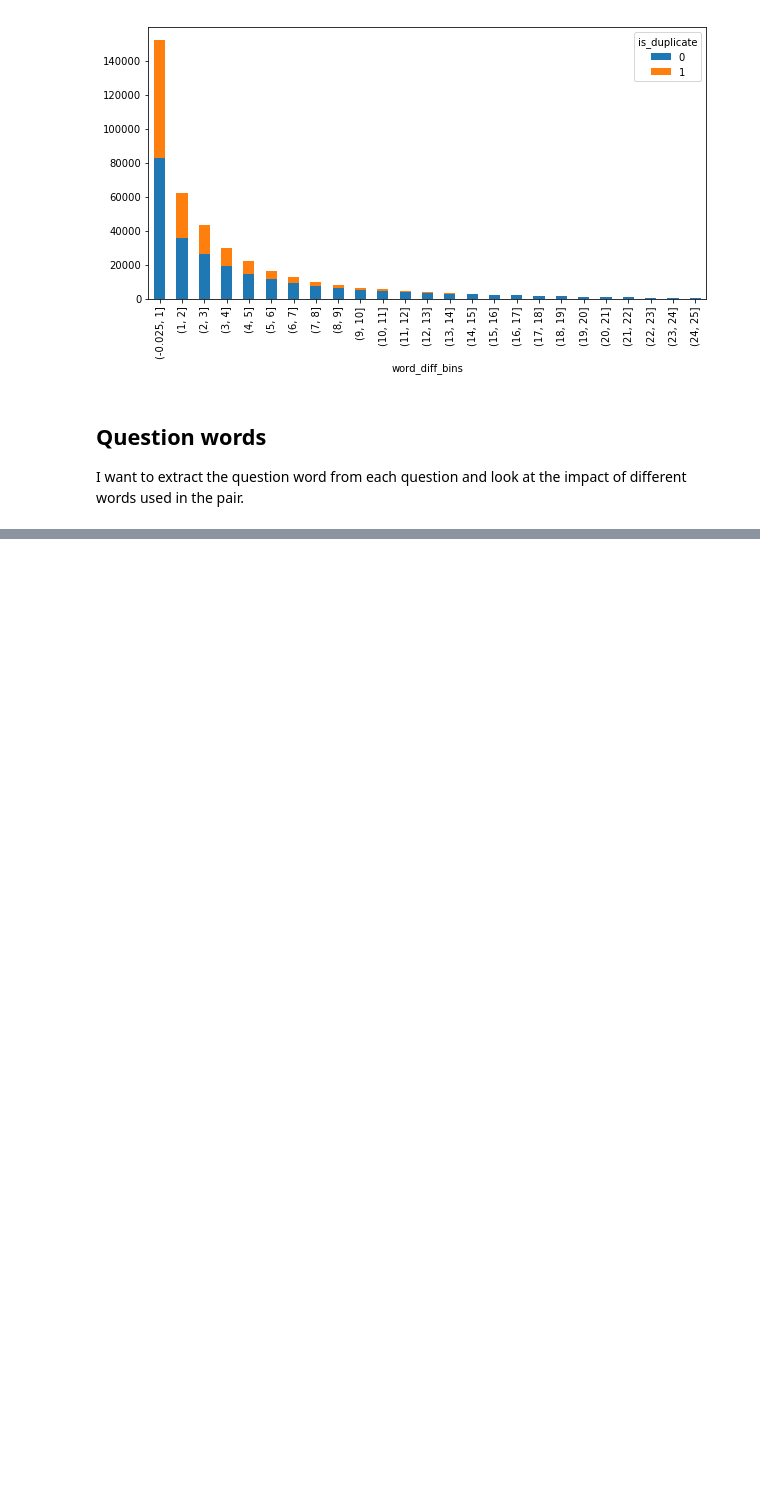
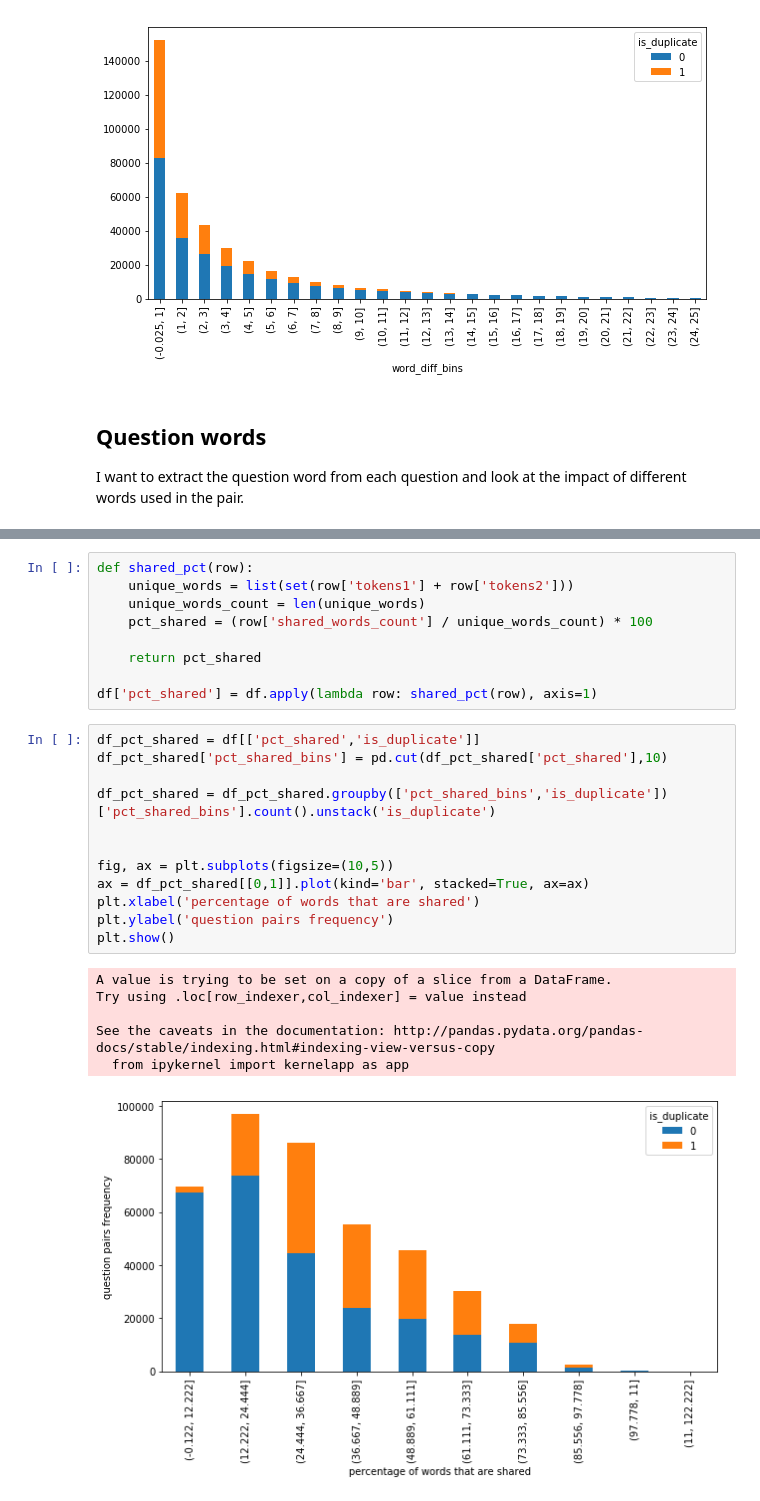
Before and after one commit to guillaume-martin/taipei_machine_learning, a Jupyter notebook: Quora/Scripts/exp-data-exploration-2017-04-11-v01.ipynb, the cells around one changed output, grey strips where cells are left out. Drawn from its saved outputs; the diff is of its cells as text; blank space fills up the shorter version.

```diff
--- a/Quora/Scripts/exp-data-exploration-2017-04-11-v01.ipynb
+++ b/Quora/Scripts/exp-data-exploration-2017-04-11-v01.ipynb
@@ -241,0 +330,28 @@ He we can see that if the question words are different, the chance to have dupli
+# %%
+def shared_pct(row):
+    unique_words = list(set(row['tokens1'] + row['tokens2']))
+    unique_words_count = len(unique_words)
+    pct_shared = (row['shared_words_count'] / unique_words_count) * 100
+
+    return pct_shared
+
+df['pct_shared'] = df.apply(lambda row: shared_pct(row), axis=1)
+# %%
+df_pct_shared = df[['pct_shared','is_duplicate']]
+df_pct_shared['pct_shared_bins'] = pd.cut(df_pct_shared['pct_shared'],10)
+
+df_pct_shared = df_pct_shared.groupby(['pct_shared_bins','is_duplicate'])['pct_shared_bins'].count().unstack('is_duplicate')
+
+
+fig, ax = plt.subplots(figsize=(10,5))
+ax = df_pct_shared[[0,1]].plot(kind='bar', stacked=True, ax=ax)
+plt.xlabel('percentage of words that are shared')
+plt.ylabel('question pairs frequency')
+plt.show()
+# %% [output]
+A value is trying to be set on a copy of a slice from a DataFrame.
+Try using .loc[row_indexer,col_indexer] = value instead
+
+See the caveats in the documentation: http://pandas.pydata.org/pandas-docs/stable/indexing.html#indexing-view-versus-copy
+  from ipykernel import kernelapp as app
+[figure, added]
```
Also changed, not shown: parts of 10 cells of this notebook, 10 other files.
